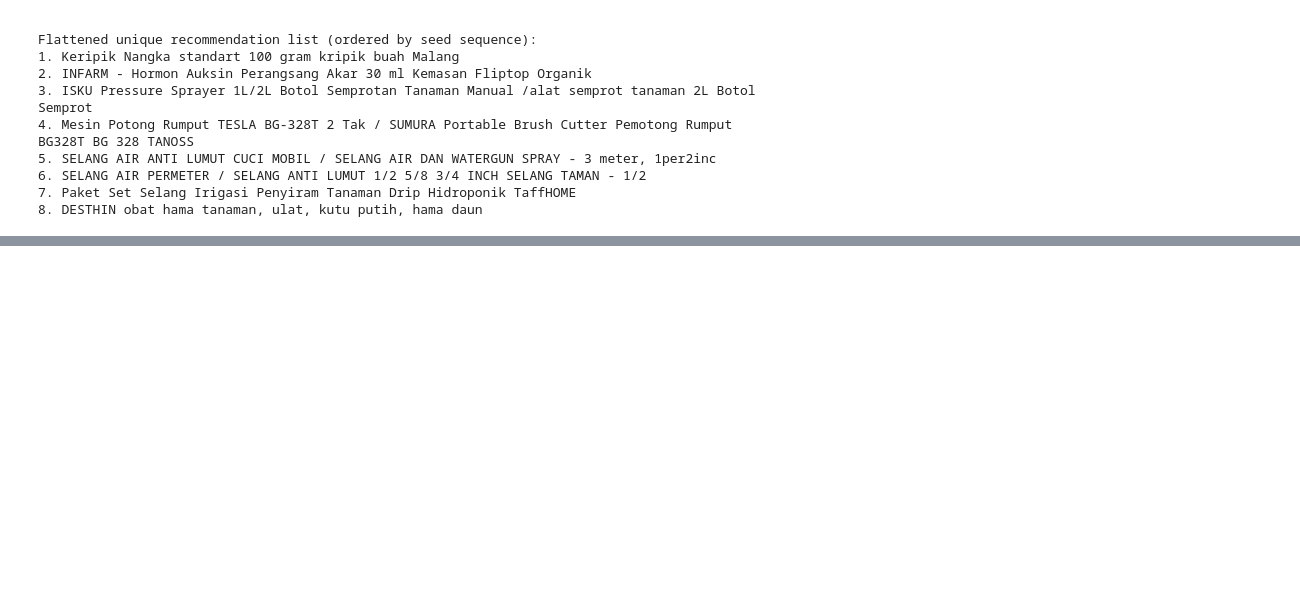
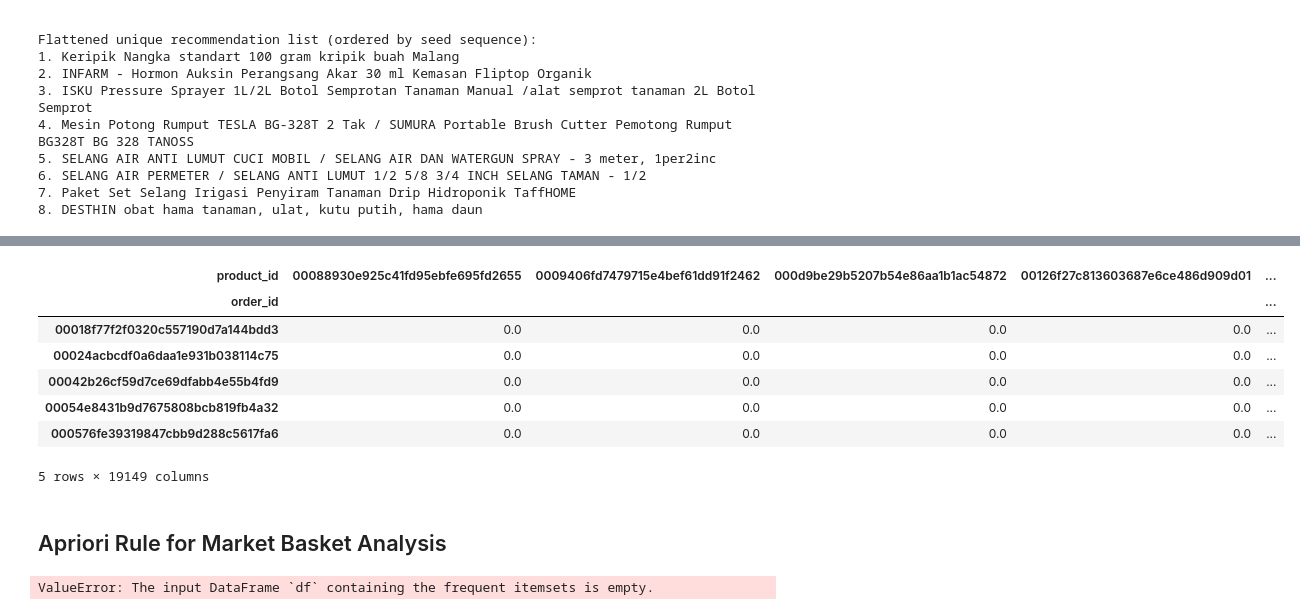
Before and after one commit to LuiisClaudio/mod-cloth, a Jupyter notebook: LuisMartins_CA2.ipynb, the cells around one changed output, grey strips where cells are left out. Cells and saved outputs as stored; diff of their text form; code cells hidden in the pictures; blank space fills up the shorter version.

```diff
--- a/LuisMartins_CA2.ipynb
+++ b/LuisMartins_CA2.ipynb
@@ -663,0 +718,19 @@ Flattened unique recommendation list (ordered by seed sequence):
+# %%
+# Drop NA values from the column 'order_id'
+orders_merged.dropna(axis = 0, subset = ['order_id'], inplace = True)
+# %%
+#basket = (orders_merged[orders_merged['customer_state'] == "SP"]
+#          .groupby(['order_id', 'product_id'])['order_item_id'].sum().unstack().reset_index().fillna(0))
+basket = (orders_merged[orders_merged['customer_state'] == "SP"]
+          .groupby(['order_id', 'product_id'])['order_item_id'].sum().unstack().reset_index().fillna(0).set_index('order_id'))
+
+basket.head()
+# %% [output]
+| product_id | 00088930e925c41fd95ebfe695fd2655 | 0009406fd7479715e4bef61dd91f2462 | 000d9be29b5207b54e86aa1b1ac54872 | 00126f27c813603687e6ce486d909d01 | ... |
+| order_id |  |  |  |  | ... |
+| 00018f77f2f0320c557190d7a144bdd3 | 0.0 | 0.0 | 0.0 | 0.0 | ... |
+| 00024acbcdf0a6daa1e931b038114c75 | 0.0 | 0.0 | 0.0 | 0.0 | ... |
+| 00042b26cf59d7ce69dfabb4e55b4fd9 | 0.0 | 0.0 | 0.0 | 0.0 | ... |
+| 00054e8431b9d7675808bcb819fb4a32 | 0.0 | 0.0 | 0.0 | 0.0 | ... |
+| 000576fe39319847cbb9d288c5617fa6 | 0.0 | 0.0 | 0.0 | 0.0 | ... |
+5 rows × 19149 columns
@@ -663,0 +754,2 @@ Flattened unique recommendation list (ordered by seed sequence):
+# %% [markdown]
+## Apriori Rule for Market Basket Analysis
@@ -663,0 +758,13 @@ Flattened unique recommendation list (ordered by seed sequence):
+# %%
+# Lower min_support to get non-empty frequent itemsets
+frequent_itemsets = apriori(basket_sets, min_support=0.07, use_colnames=True)
+print(f"Number of frequent itemsets: {len(frequent_itemsets)}")
+
+if not frequent_itemsets.empty:
+	rules = association_rules(frequent_itemsets, metric="lift", min_threshold=1)
+	display(rules.head())
+else:
+	print("No frequent itemsets found. Try lowering min_support further.")
+rules.head()
+# %% [output]
+ValueError: The input DataFrame `df` containing the frequent itemsets is empty.
```
Also changed, not shown: parts of 11 cells of this notebook.
